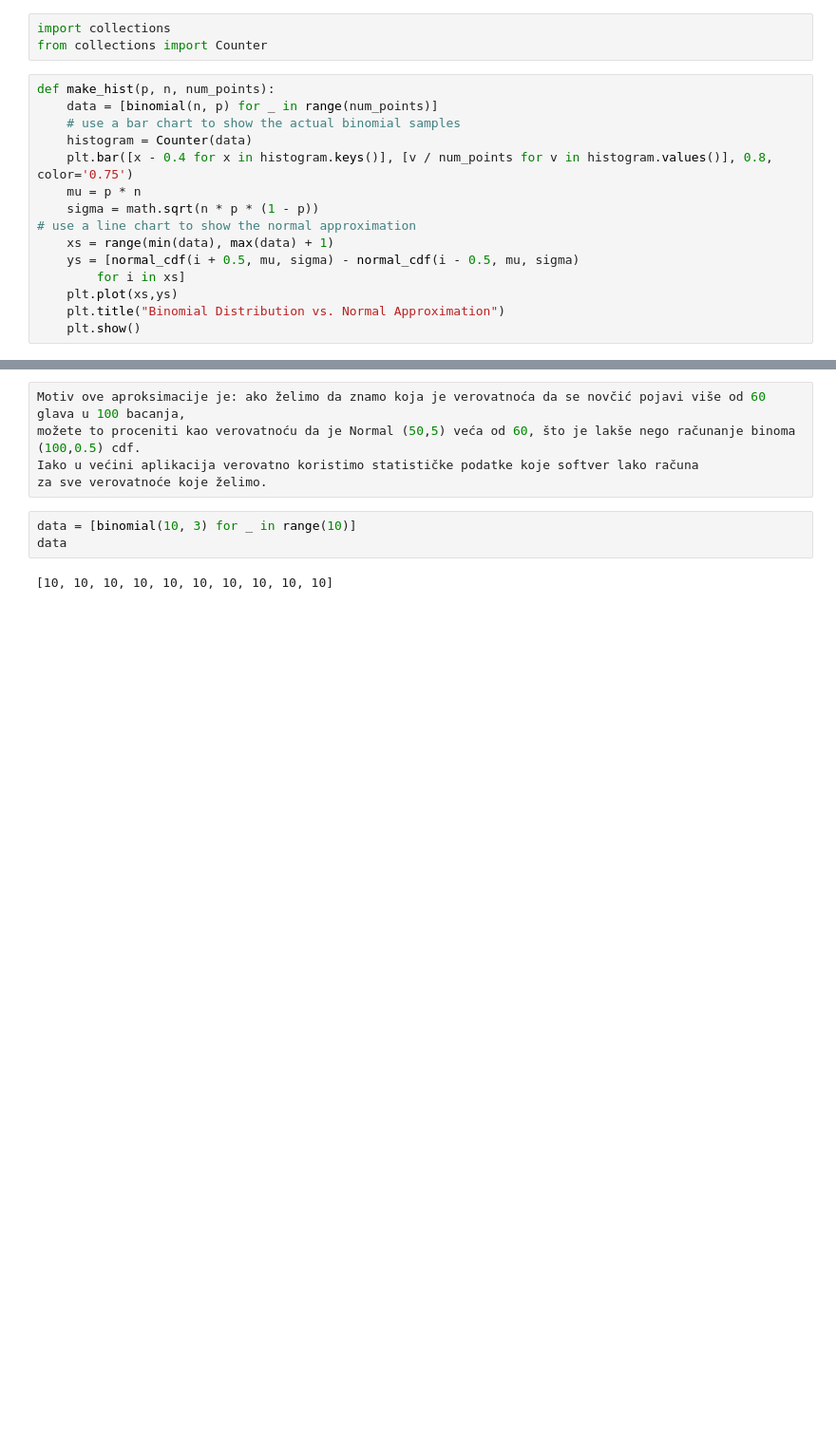
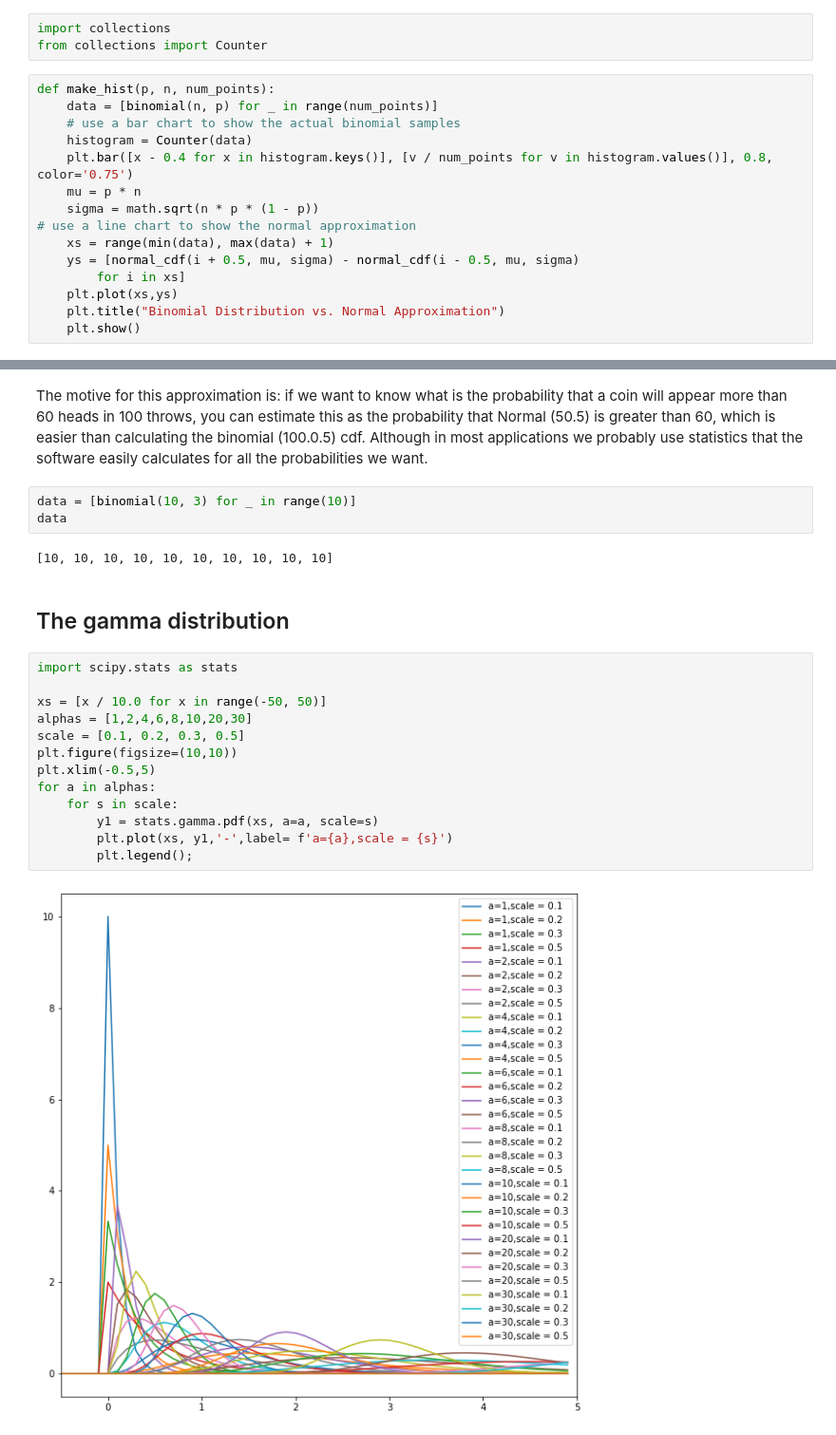
Before and after one commit to Vitomir84/Statistics-and-probability, a Jupyter notebook: Distributions.ipynb, the cells around one changed output, grey strips where cells are left out. Shown: that part at 95% size. Saved outputs shown, nothing was run; the diff lists cells and outputs as text; blank space fills up the shorter version.

Commit message:
Uniform, Normal and Gamma distributions

```diff
--- a/Distributions.ipynb
+++ b/Distributions.ipynb
@@ -182,10 +168,27 @@ make_hist(0.75, 100, 1000)
-# %%
-Motiv ove aproksimacije je: ako želimo da znamo koja je verovatnoća da se novčić pojavi više od 60 glava u 100 bacanja,
-možete to proceniti kao verovatnoću da je Normal (50,5) veća od 60, što je lakše nego računanje binoma (100,0.5) cdf.
-Iako u većini aplikacija verovatno koristimo statističke podatke koje softver lako računa
-za sve verovatnoće koje želimo.
+# %% [markdown]
+The motive for this approximation is: if we want to know what is the probability that a coin will appear more than 60 heads in 100 throws,
+you can estimate this as the probability that Normal (50.5) is greater than 60, which is easier than calculating the binomial (100.0.5) cdf.
+Although in most applications we probably use statistics that the software easily calculates
+for all the probabilities we want.
 # %%
 data = [binomial(10, 3) for _ in range(10)]
 data
 # %% [output]
 [10, 10, 10, 10, 10, 10, 10, 10, 10, 10]
+# %% [markdown]
+## The gamma distribution
+# %%
+import scipy.stats as stats
+
+xs = [x / 10.0 for x in range(-50, 50)]
+alphas = [1,2,4,6,8,10,20,30]
+scale = [0.1, 0.2, 0.3, 0.5]
+plt.figure(figsize=(10,10))
+plt.xlim(-0.5,5)
+for a in alphas:
+    for s in scale:
+        y1 = stats.gamma.pdf(xs, a=a, scale=s)
+        plt.plot(xs, y1,'-',label= f'a={a},scale = {s}')
+        plt.legend();
+# %% [output]
+[figure, added]
```
Also changed, not shown: parts of 19 cells of this notebook.
